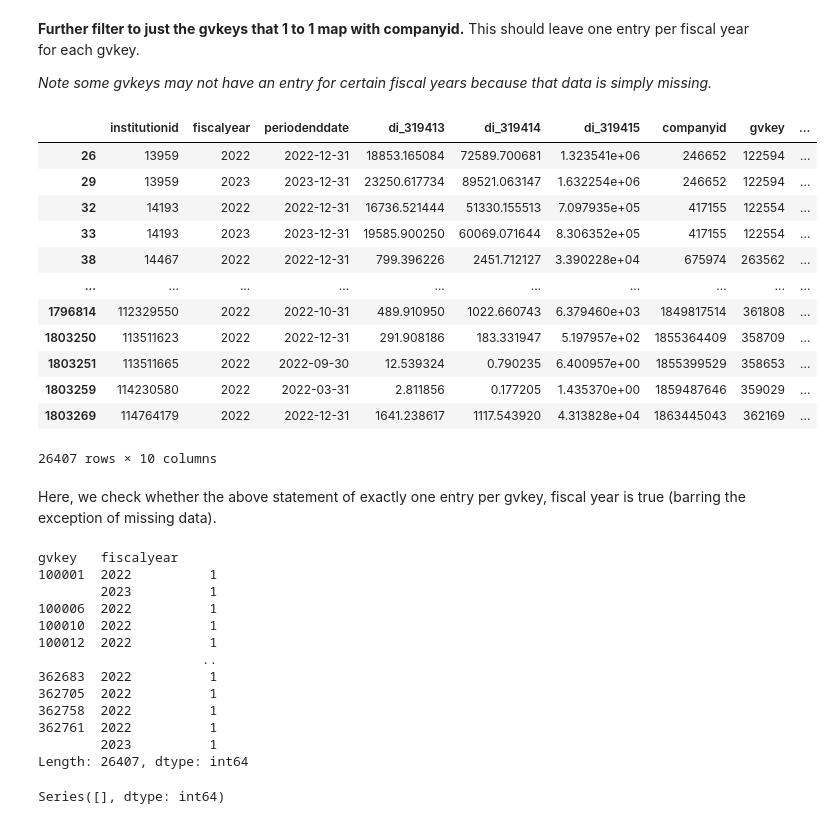
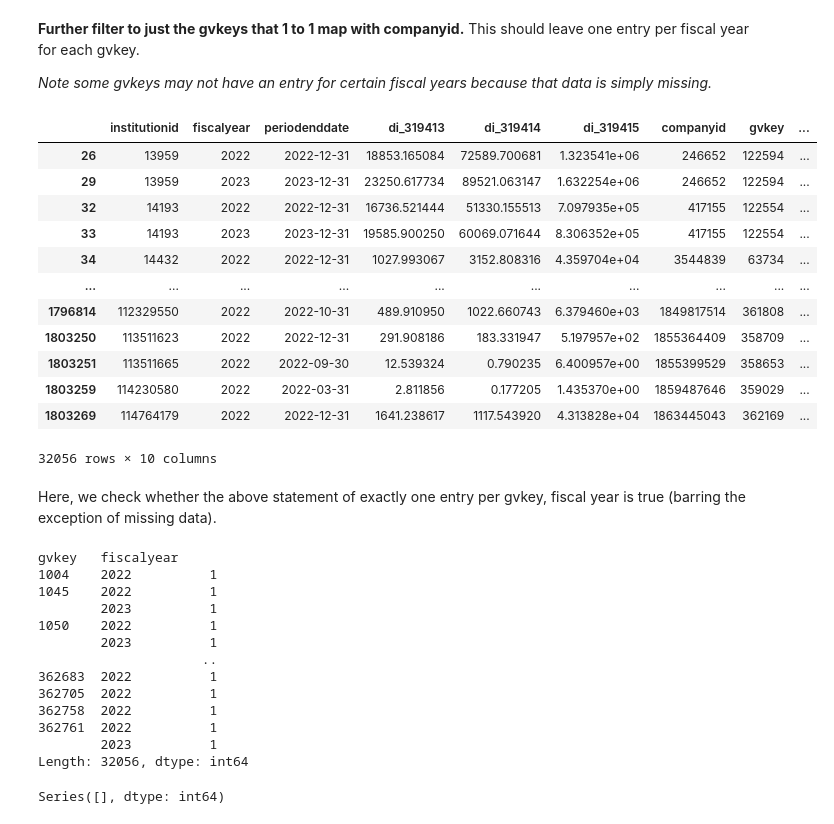
Before and after one commit to varunchodanker/MSc-Individual-Project, a Jupyter notebook: Phase1.ipynb, the cells around one changed output. Drawn from its saved outputs; the diff is of its cells as text; code cells hidden in the pictures.

Commit message:
short test/inspect snippets + moving gvkey integer conversion back earlier for the emissions data

```diff
--- a/Phase1.ipynb
+++ b/Phase1.ipynb
@@ -783,3 +789,6 @@ The raw main environment table has:
 From the main environment table, filter entries to just those with gvkeys.
 # %%
 emissions_df = raw_emissions_df[pd.notnull(raw_emissions_df["gvkey"])]
+emissions_df = emissions_df.copy()
+
+emissions_df
@@ -785,0 +823,3 @@ emissions_df = raw_emissions_df[pd.notnull(raw_emissions_df["gvkey"])]
+# %%
+emissions_df["gvkey"] = emissions_df["gvkey"].astype(int)
+emissions_df.dtypes
@@ -790,24 +842,24 @@ This should leave one entry per fiscal year for each gvkey.
 *Note some gvkeys may not have an entry for certain fiscal years because that data is simply missing.*
 # %%
 emissions_df = emissions_df[
-    np.in1d(emissions_df["gvkey"], cid_gvkey_1t1_df["gvkey"].astype(str))
+    np.isin(emissions_df["gvkey"], cid_gvkey_1t1_df["gvkey"])
 ]
 
 emissions_df
 # %% [output]
 |  | institutionid | fiscalyear | periodenddate | di_319413 | di_319414 | di_319415 | companyid | gvkey | ... |
 | 26 | 13959 | 2022 | 2022-12-31 | 18853.165084 | 72589.700681 | 1.323541e+06 | 246652 | 122594 | ... |
 | 29 | 13959 | 2023 | 2023-12-31 | 23250.617734 | 89521.063147 | 1.632254e+06 | 246652 | 122594 | ... |
 | 32 | 14193 | 2022 | 2022-12-31 | 16736.521444 | 51330.155513 | 7.097935e+05 | 417155 | 122554 | ... |
 | 33 | 14193 | 2023 | 2023-12-31 | 19585.900250 | 60069.071644 | 8.306352e+05 | 417155 | 122554 | ... |
-| 38 | 14467 | 2022 | 2022-12-31 | 799.396226 | 2451.712127 | 3.390228e+04 | 675974 | 263562 | ... |
+| 34 | 14432 | 2022 | 2022-12-31 | 1027.993067 | 3152.808316 | 4.359704e+04 | 3544839 | 63734 | ... |
 | ... | ... | ... | ... | ... | ... | ... | ... | ... | ... |
 | 1796814 | 112329550 | 2022 | 2022-10-31 | 489.910950 | 1022.660743 | 6.379460e+03 | 1849817514 | 361808 | ... |
 | 1803250 | 113511623 | 2022 | 2022-12-31 | 291.908186 | 183.331947 | 5.197957e+02 | 1855364409 | 358709 | ... |
 | 1803251 | 113511665 | 2022 | 2022-09-30 | 12.539324 | 0.790235 | 6.400957e+00 | 1855399529 | 358653 | ... |
 | 1803259 | 114230580 | 2022 | 2022-03-31 | 2.811856 | 0.177205 | 1.435370e+00 | 1859487646 | 359029 | ... |
 | 1803269 | 114764179 | 2022 | 2022-12-31 | 1641.238617 | 1117.543920 | 4.313828e+04 | 1863445043 | 362169 | ... |
-26407 rows × 10 columns
+32056 rows × 10 columns
 # %% [markdown]
 Here, we check whether the above statement of exactly one entry per gvkey,
 fiscal year is true (barring the exception of missing data).
@@ -817,18 +869,18 @@ emissions_gvkey_fiscalyear_entries = emissions_df.groupby(["gvkey", "fiscalyear"
 emissions_gvkey_fiscalyear_entries
 # %% [output]
 gvkey   fiscalyear
-100001  2022          1
+1004    2022          1
+1045    2022          1
         2023          1
-100006  2022          1
-100010  2022          1
-100012  2022          1
+1050    2022          1
+        2023          1
                      ..
 362683  2022          1
 362705  2022          1
 362758  2022          1
 362761  2022          1
         2023          1
-Length: 26407, dtype: int64
+Length: 32056, dtype: int64
 # %%
 emissions_gvkey_fiscalyear_entries[
     emissions_gvkey_fiscalyear_entries != 1
```
Also changed, not shown: parts of 13 cells of this notebook.
